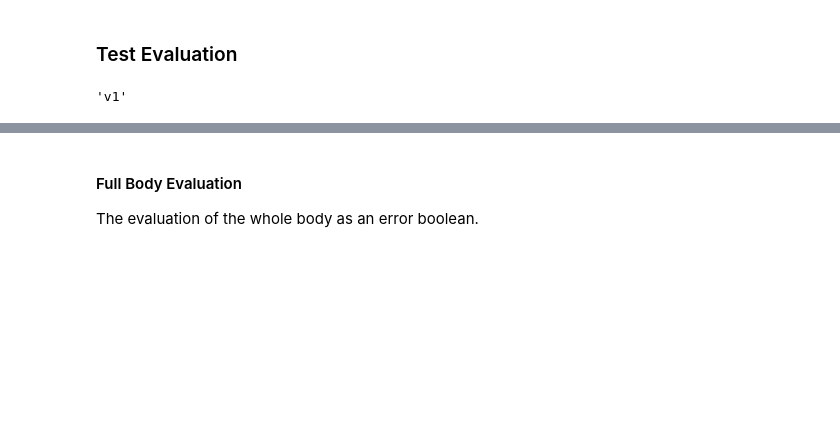
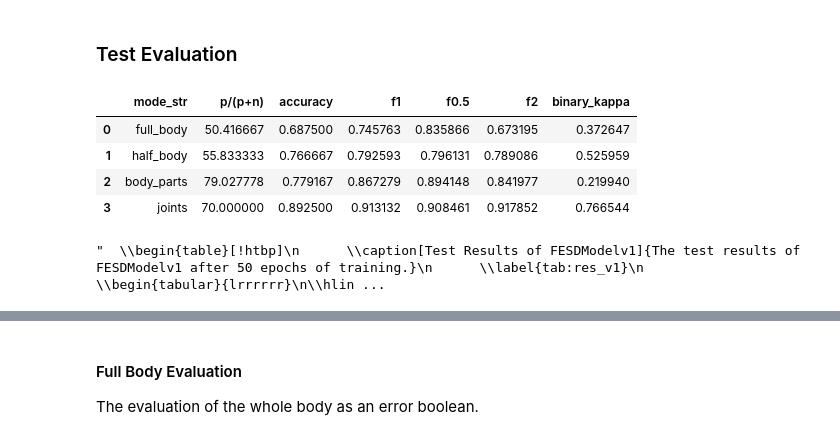
Before and after one commit to LeonardoPohl/FESD, a Jupyter notebook: FESDModel/ModelEvaluation.ipynb, the cells around one changed output, grey strips where cells are left out. Cells and saved outputs as stored; diff of their text form; code cells hidden in the pictures; blank space fills up the shorter version.

```diff
--- a/FESDModel/ModelEvaluation.ipynb
+++ b/FESDModel/ModelEvaluation.ipynb
@@ -335,7 +334,3 @@ tp = confusion["tp"]
 tn = confusion["tn"]
 fp = confusion["fp"]
 fn = confusion["fn"]
-# %%
-result_version
-# %% [output]
-'v1'
@@ -341,0 +340,8 @@ result_version
+# %%
+groups.reset_index()
+# %% [output]
+|  | mode_str | p/(p+n) | accuracy | f1 | f0.5 | f2 | binary_kappa |
+| 0 | full_body | 50.416667 | 0.687500 | 0.745763 | 0.835866 | 0.673195 | 0.372647 |
+| 1 | half_body | 55.833333 | 0.766667 | 0.792593 | 0.796131 | 0.789086 | 0.525959 |
+| 2 | body_parts | 79.027778 | 0.779167 | 0.867279 | 0.894148 | 0.841977 | 0.219940 |
+| 3 | joints | 70.000000 | 0.892500 | 0.913132 | 0.908461 | 0.917852 | 0.766544 |
@@ -345,8 +393,10 @@ groups = groups.drop(["difficulty", "precision", "recall"], axis=1)
 groups["p/(p+n)"] *= 100
 precision = tp / (tp + fp)
 recall = tp / (tp + fn)
-groups["f2"] = (5 * precision * recall) / (4 * precision + recall)
-groups["binary_kappa"] = (2 * (tp * tn) - (fn * fp)) / ((tp + fp) * (fp + tn) + (tp + fn) * (fn + tn))
+groups["f0.5"] = fbeta(0.5, precision, recall)
+groups["f1"] = fbeta(1, precision, recall)
+groups["f2"] = fbeta(2, precision, recall)
+groups["binary_kappa"] = (2 * ((tp * tn) - (fn * fp))) / ((tp + fp) * (fp + tn) + (tp + fn) * (fn + tn))
 
 table = groups.rename(columns={
         "p/(p+n)": "Percentage of positive guesses",
@@ -370,12 +420,10 @@ table = f"""\
       {table}
   \\end{'{table}'}
 """
-table = """\\begin{table}
-    \\caption[]{}
-    \\label{}
-    """ + table + "\\end{table}"
-
-with open(result_dir / "res_table.tex", "w") as f:
-  f.write(table)
-with open(result_dir_general / "res_table.tex", "w") as f:
-  f.write(table)
+table
+# with open(result_dir / "res_table.tex", "w") as f:
+#   f.write(table)
+# with open(result_dir_general / "res_table.tex", "w") as f:
+#   f.write(table)
+# %% [output]
+"  \\begin{table}[!htbp]\n      \\caption[Test Results of FESDModelv1]{The test results of FESDModelv1 after 50 epochs of training.}\n      \\label{tab:res_v1}\n      \\begin{tabular}{lrrrrrr}\n\\hlin ...
```
Also changed, not shown: parts of 8 cells of this notebook, 22 other files.
